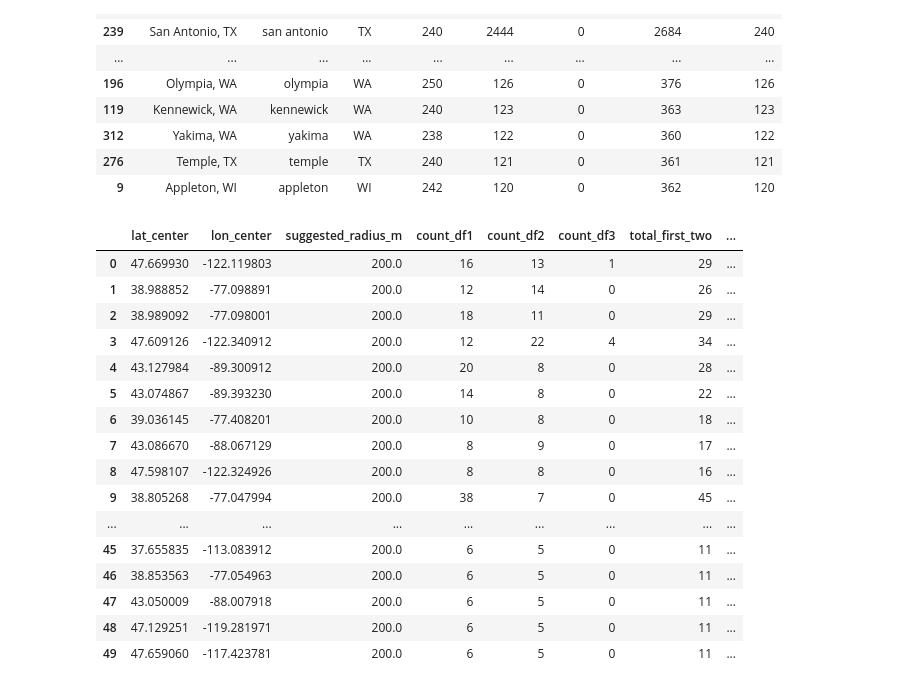
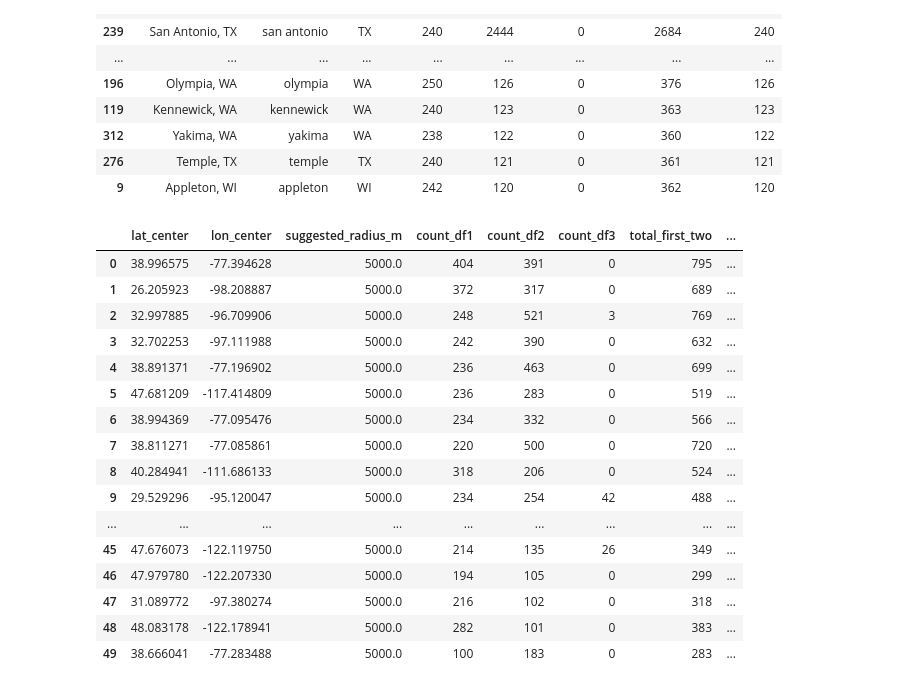
Before and after one commit to gdebus/data-integration-team-project, a Jupyter notebook: USA-Restaurants.ipynb, the cells around one changed output. Cells and saved outputs as stored; diff of their text form; code cells hidden in the pictures.

Commit message:
fixed tables

```diff
--- a/USA-Restaurants.ipynb
+++ b/USA-Restaurants.ipynb
@@ -1232,25 +1232,25 @@ def prioritize_coords_for_yelp_scrape(
 # %%
 # Or inspect the full ranked table
 targets_df = prioritize_coords_for_yelp_scrape(
     df1_380k_clean, df2_uber_eats_clean, df3_yelp_clean,
-    tol_meters=200, yelp_max_present=100, top_n=100, return_df=True
+    tol_meters=5000, yelp_max_present=100, top_n=100, return_df=True
 )
 targets_df.head(50)
 # %% [output]
 |  | lat_center | lon_center | suggested_radius_m | count_df1 | count_df2 | count_df3 | total_first_two | ... |
-| 0 | 47.669930 | -122.119803 | 200.0 | 16 | 13 | 1 | 29 | ... |
-| 1 | 38.988852 | -77.098891 | 200.0 | 12 | 14 | 0 | 26 | ... |
-| 2 | 38.989092 | -77.098001 | 200.0 | 18 | 11 | 0 | 29 | ... |
-| 3 | 47.609126 | -122.340912 | 200.0 | 12 | 22 | 4 | 34 | ... |
-| 4 | 43.127984 | -89.300912 | 200.0 | 20 | 8 | 0 | 28 | ... |
-| 5 | 43.074867 | -89.393230 | 200.0 | 14 | 8 | 0 | 22 | ... |
-| 6 | 39.036145 | -77.408201 | 200.0 | 10 | 8 | 0 | 18 | ... |
-| 7 | 43.086670 | -88.067129 | 200.0 | 8 | 9 | 0 | 17 | ... |
-| 8 | 47.598107 | -122.324926 | 200.0 | 8 | 8 | 0 | 16 | ... |
-| 9 | 38.805268 | -77.047994 | 200.0 | 38 | 7 | 0 | 45 | ... |
+| 0 | 38.996575 | -77.394628 | 5000.0 | 404 | 391 | 0 | 795 | ... |
+| 1 | 26.205923 | -98.208887 | 5000.0 | 372 | 317 | 0 | 689 | ... |
+| 2 | 32.997885 | -96.709906 | 5000.0 | 248 | 521 | 3 | 769 | ... |
+| 3 | 32.702253 | -97.111988 | 5000.0 | 242 | 390 | 0 | 632 | ... |
+| 4 | 38.891371 | -77.196902 | 5000.0 | 236 | 463 | 0 | 699 | ... |
+| 5 | 47.681209 | -117.414809 | 5000.0 | 236 | 283 | 0 | 519 | ... |
+| 6 | 38.994369 | -77.095476 | 5000.0 | 234 | 332 | 0 | 566 | ... |
+| 7 | 38.811271 | -77.085861 | 5000.0 | 220 | 500 | 0 | 720 | ... |
+| 8 | 40.284941 | -111.686133 | 5000.0 | 318 | 206 | 0 | 524 | ... |
+| 9 | 29.529296 | -95.120047 | 5000.0 | 234 | 254 | 42 | 488 | ... |
 | ... | ... | ... | ... | ... | ... | ... | ... | ... |
-| 45 | 37.655835 | -113.083912 | 200.0 | 6 | 5 | 0 | 11 | ... |
-| 46 | 38.853563 | -77.054963 | 200.0 | 6 | 5 | 0 | 11 | ... |
-| 47 | 43.050009 | -88.007918 | 200.0 | 6 | 5 | 0 | 11 | ... |
-| 48 | 47.129251 | -119.281971 | 200.0 | 6 | 5 | 0 | 11 | ... |
-| 49 | 47.659060 | -117.423781 | 200.0 | 6 | 5 | 0 | 11 | ... |
+| 45 | 47.676073 | -122.119750 | 5000.0 | 214 | 135 | 26 | 349 | ... |
+| 46 | 47.979780 | -122.207330 | 5000.0 | 194 | 105 | 0 | 299 | ... |
+| 47 | 31.089772 | -97.380274 | 5000.0 | 216 | 102 | 0 | 318 | ... |
+| 48 | 48.083178 | -122.178941 | 5000.0 | 282 | 101 | 0 | 383 | ... |
+| 49 | 38.666041 | -77.283488 | 5000.0 | 100 | 183 | 0 | 283 | ... |
```
